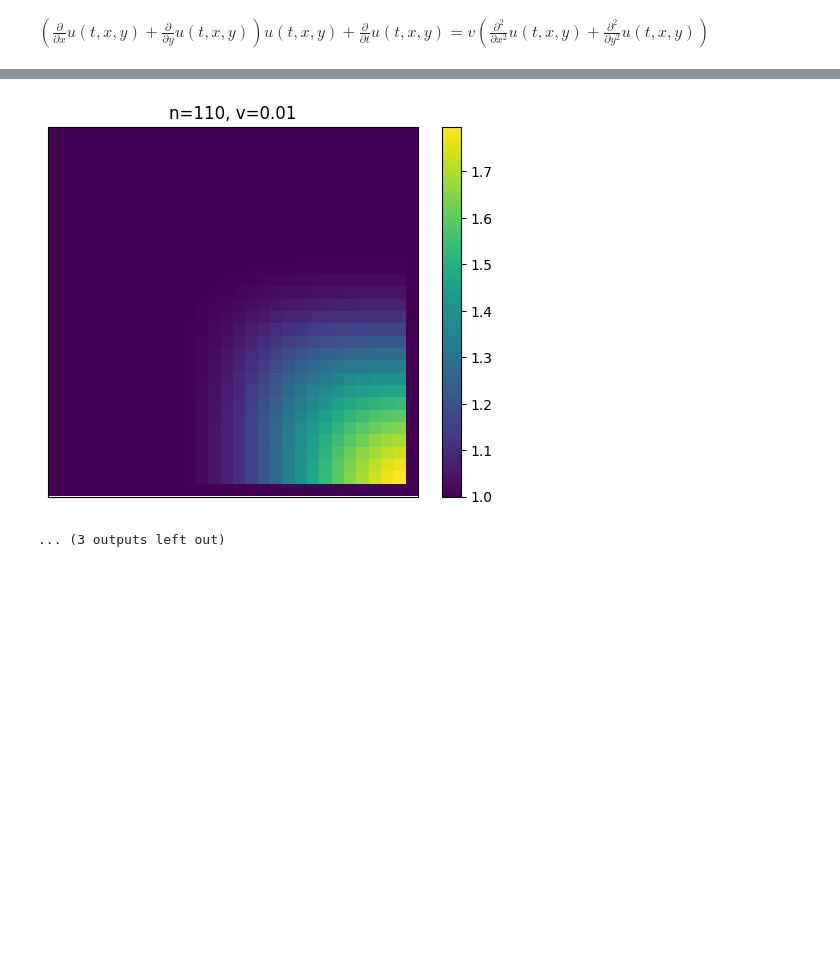
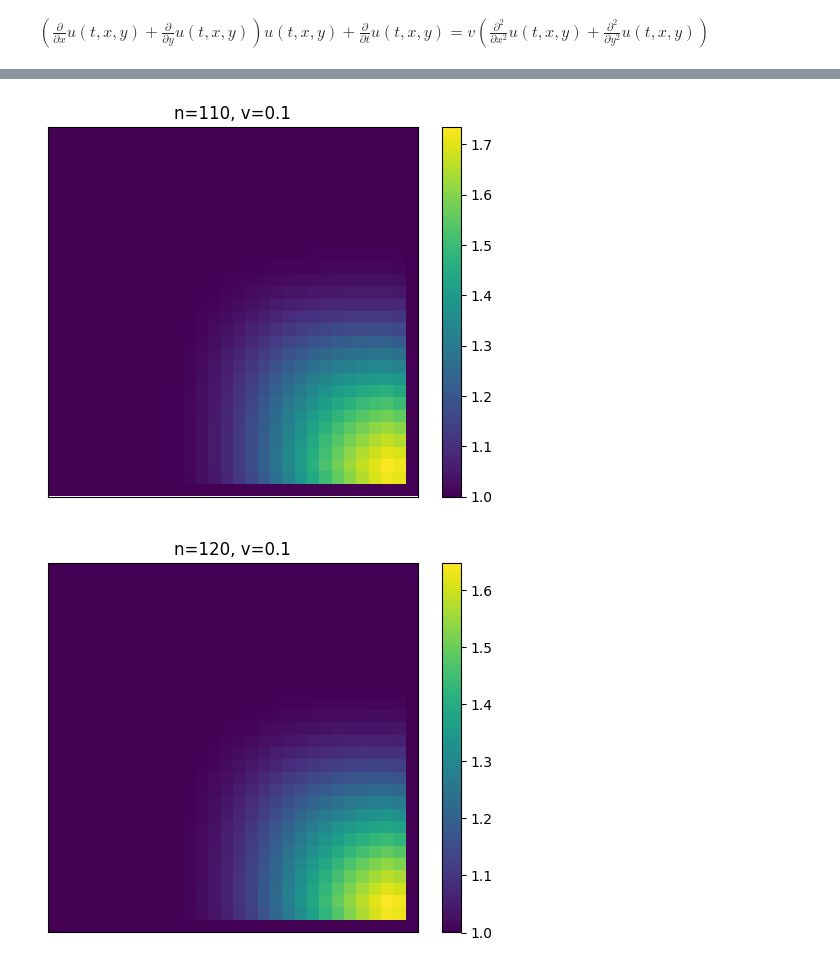
Before and after one commit to ColouredCat/Fluid_Sums, a Jupyter notebook: 2d-diffusion_burgers.ipynb, the cells around one changed output, grey strips where cells are left out. Cells and saved outputs as stored; diff of their text form; code cells hidden in the pictures; blank space fills up the shorter version.

```diff
--- a/2d-diffusion_burgers.ipynb
+++ b/2d-diffusion_burgers.ipynb
@@ -176,3 +183,3 @@ burgers(150, v=0.1)
 # %%
-burgers(150, v=0.01)
+burgers(120, v=0.1)
 # %% [output]
@@ -190,2 +197,2 @@ burgers(150, v=0.01)
-[figure, old version]
+[figure, new version]
-... (3 outputs left out)
+[figure, added]
```
Also changed, not shown: parts of 5 cells of this notebook.
